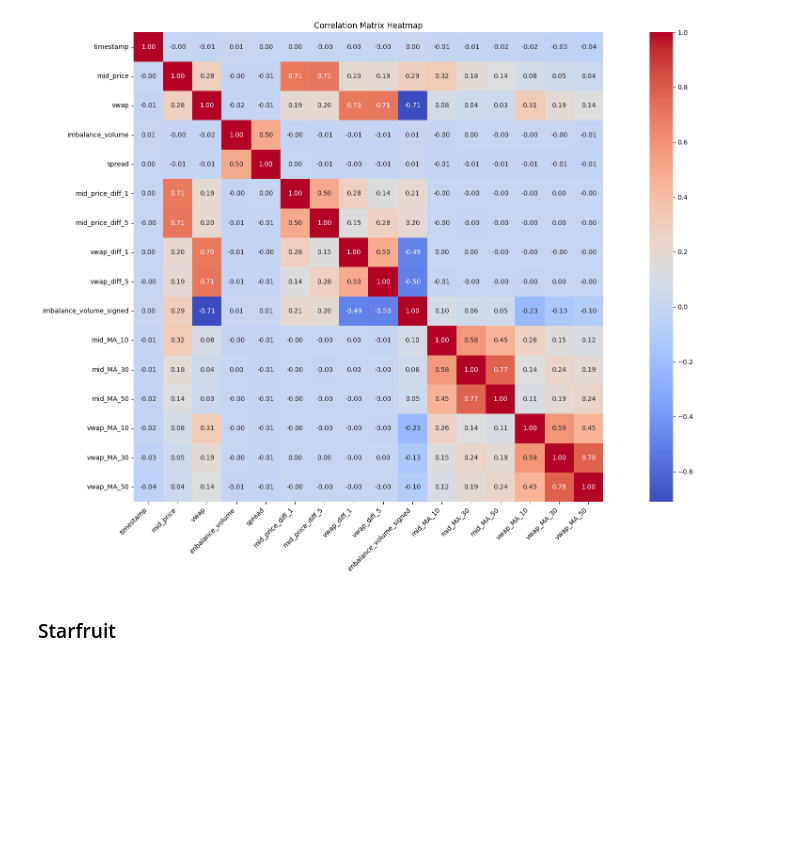
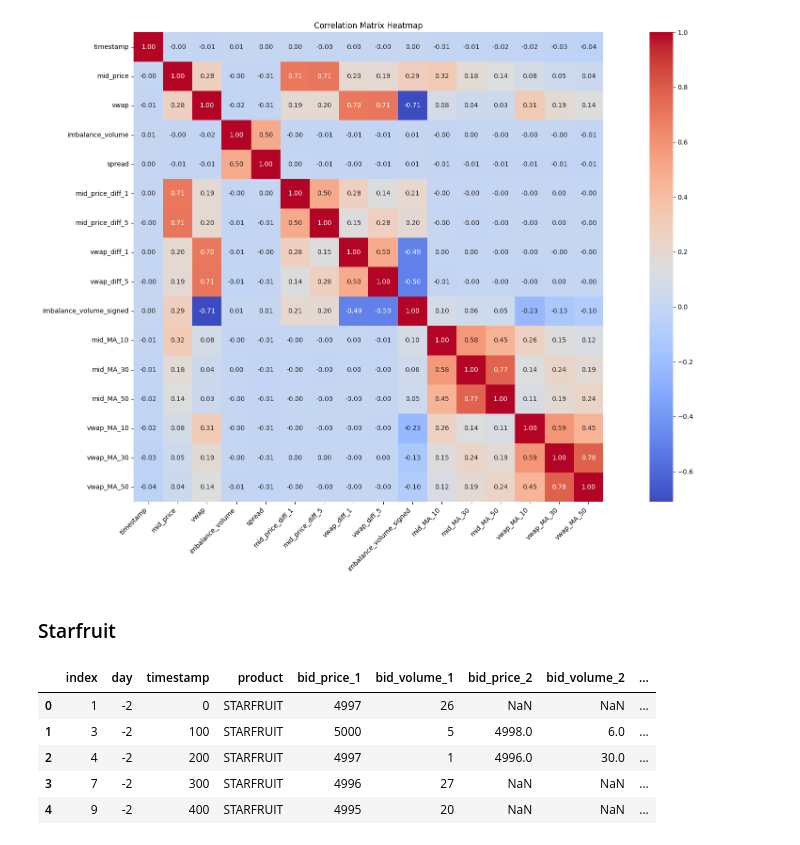
Before and after one commit to WiJoWill/IMC2024Will, a Jupyter notebook: data_analysis.ipynb, the cells around one changed output. Drawn from its saved outputs; the diff is of its cells as text; code cells hidden in the pictures; blank space fills up the shorter version.

```diff
--- a/data_analysis.ipynb
+++ b/data_analysis.ipynb
@@ -171,6 +186,15 @@ plt.show()
 [figure]
 # %% [markdown]
 ### Starfruit
+# %%
+df_starfruit.head()
+# %% [output]
+|  | index | day | timestamp | product | bid_price_1 | bid_volume_1 | bid_price_2 | bid_volume_2 | ... |
+| 0 | 1 | -2 | 0 | STARFRUIT | 4997 | 26 | NaN | NaN | ... |
+| 1 | 3 | -2 | 100 | STARFRUIT | 5000 | 5 | 4998.0 | 6.0 | ... |
+| 2 | 4 | -2 | 200 | STARFRUIT | 4997 | 1 | 4996.0 | 30.0 | ... |
+| 3 | 7 | -2 | 300 | STARFRUIT | 4996 | 27 | NaN | NaN | ... |
+| 4 | 9 | -2 | 400 | STARFRUIT | 4995 | 20 | NaN | NaN | ... |
 # %%
 df_starfruit['mid_MA_50'] = df_starfruit['mid_price'].rolling(50).mean()
 df_starfruit['mid_MA_30'] = df_starfruit['mid_price'].rolling(30).mean()
```
Also changed, not shown: parts of 12 cells of this notebook, 5 other files.
